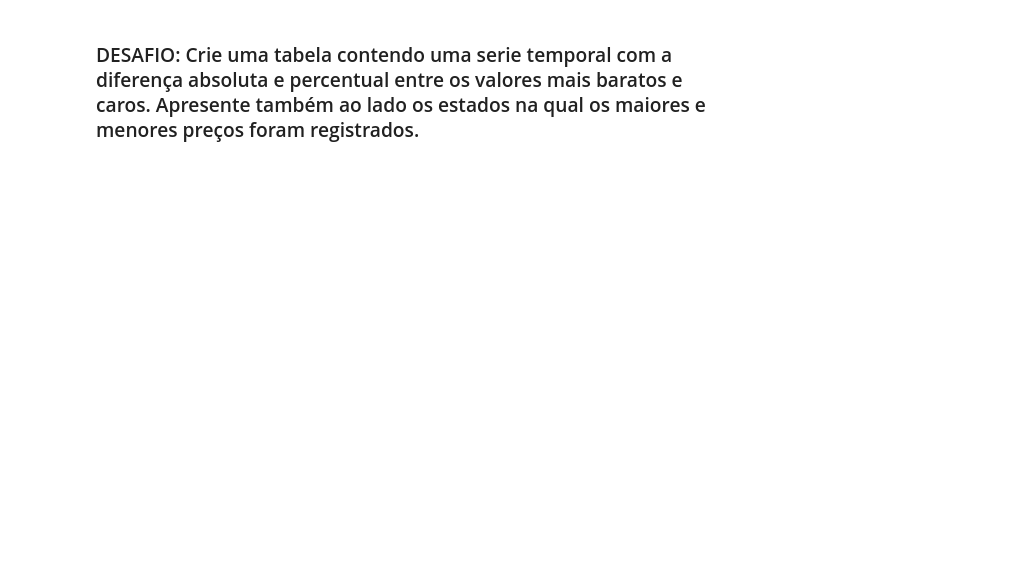
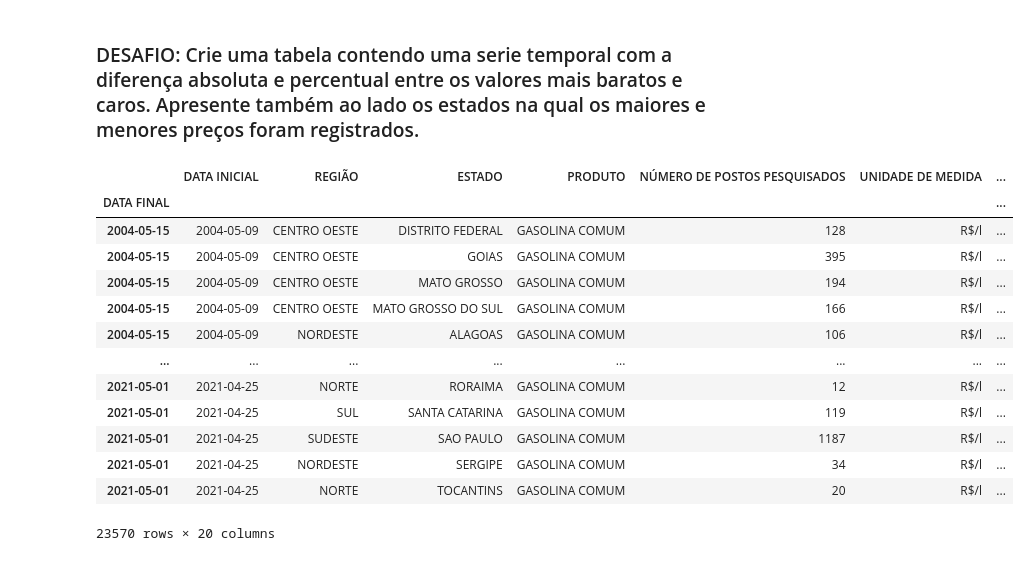
Before and after one commit to talesaraujoc/Analise_precos_gasolina_Brasil, a Jupyter notebook: exercicios-pandas.ipynb, the cells around one changed output. Saved outputs shown, nothing was run; the diff lists cells and outputs as text; code cells hidden in the pictures; blank space fills up the shorter version.

```diff
--- a/exercicios-pandas.ipynb
+++ b/exercicios-pandas.ipynb
@@ -108,2 +263,4 @@ memory usage: 5.9+ MB
 # %% [markdown]
 ### 12. Você conseguiria obter uma tabela contendo a variação percentual ano a ano para o estado do Rio de Janeiro?
+# %%
+df_gasolina_comum['MÊS'] = df_gasolina_comum['DATA FINAL'].apply(lambda x: x.month)
@@ -110,2 +316,21 @@ memory usage: 5.9+ MB
 # %% [markdown]
 ### DESAFIO: Crie uma tabela contendo uma serie temporal com a diferença absoluta e percentual entre os valores mais baratos e caros. Apresente também ao lado os estados na qual os maiores e menores preços foram registrados.
+# %%
+df_gasolina_comum.set_index('DATA FINAL', inplace=True)
+# %%
+df_gasolina_comum
+# %% [output]
+|  | DATA INICIAL | REGIÃO | ESTADO | PRODUTO | NÚMERO DE POSTOS PESQUISADOS | UNIDADE DE MEDIDA | ... |
+| DATA FINAL |  |  |  |  |  |  | ... |
+| 2004-05-15 | 2004-05-09 | CENTRO OESTE | DISTRITO FEDERAL | GASOLINA COMUM | 128 | R$/l | ... |
+| 2004-05-15 | 2004-05-09 | CENTRO OESTE | GOIAS | GASOLINA COMUM | 395 | R$/l | ... |
+| 2004-05-15 | 2004-05-09 | CENTRO OESTE | MATO GROSSO | GASOLINA COMUM | 194 | R$/l | ... |
+| 2004-05-15 | 2004-05-09 | CENTRO OESTE | MATO GROSSO DO SUL | GASOLINA COMUM | 166 | R$/l | ... |
+| 2004-05-15 | 2004-05-09 | NORDESTE | ALAGOAS | GASOLINA COMUM | 106 | R$/l | ... |
+| ... | ... | ... | ... | ... | ... | ... | ... |
+| 2021-05-01 | 2021-04-25 | NORTE | RORAIMA | GASOLINA COMUM | 12 | R$/l | ... |
+| 2021-05-01 | 2021-04-25 | SUL | SANTA CATARINA | GASOLINA COMUM | 119 | R$/l | ... |
+| 2021-05-01 | 2021-04-25 | SUDESTE | SAO PAULO | GASOLINA COMUM | 1187 | R$/l | ... |
+| 2021-05-01 | 2021-04-25 | NORDESTE | SERGIPE | GASOLINA COMUM | 34 | R$/l | ... |
+| 2021-05-01 | 2021-04-25 | NORTE | TOCANTINS | GASOLINA COMUM | 20 | R$/l | ... |
+23570 rows × 20 columns
```
Also changed, not shown: parts of 44 cells of this notebook.
